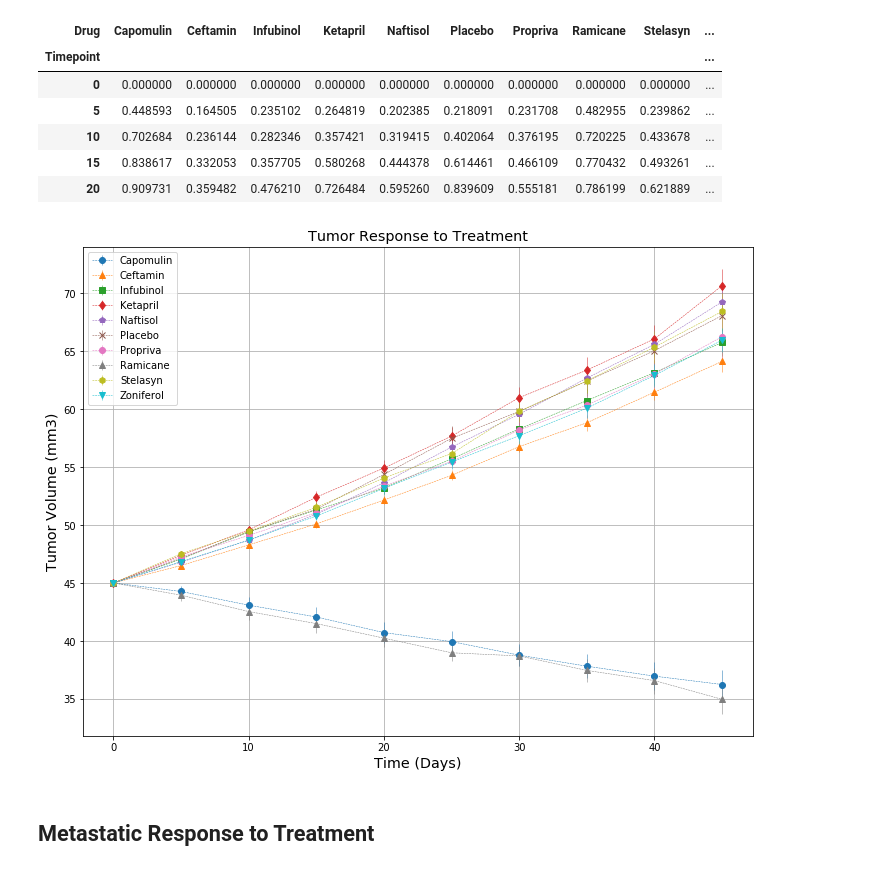
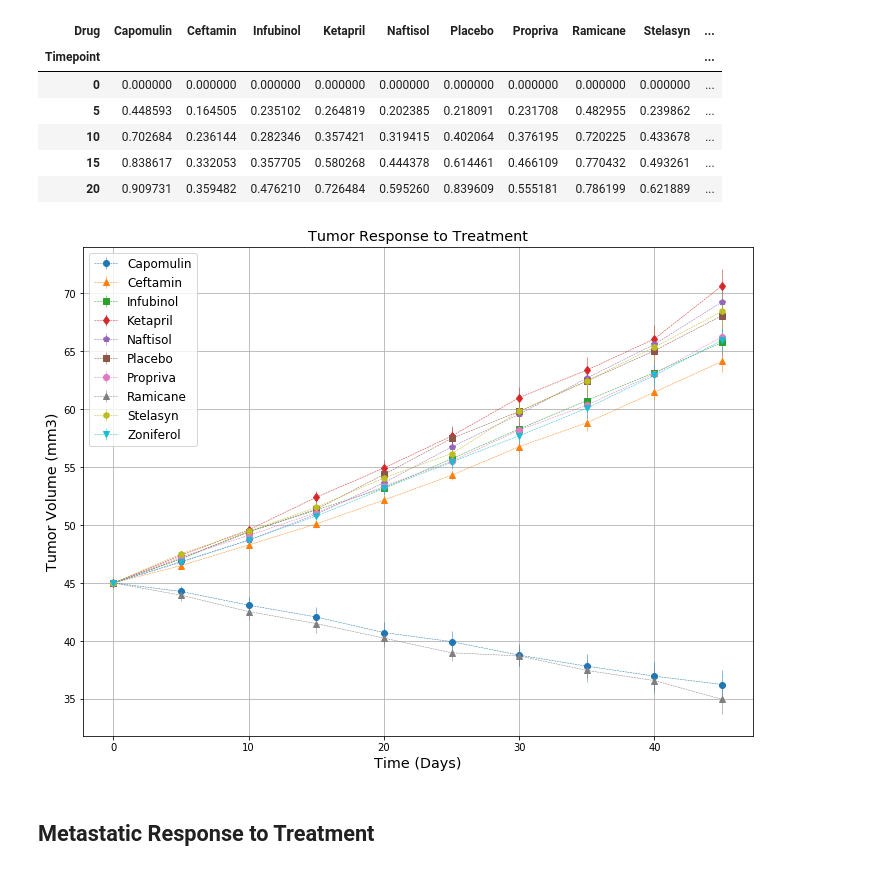
Before and after one commit to sheetalbongale/Matplotlib-Challenge, a Jupyter notebook: Pymaceuticals/pymaceuticals_starter.ipynb, the cells around one changed output. Saved outputs shown, nothing was run; the diff lists cells and outputs as text; code cells hidden in the pictures.

```diff
--- a/Pymaceuticals/pymaceuticals_starter.ipynb
+++ b/Pymaceuticals/pymaceuticals_starter.ipynb
@@ -92,29 +100,27 @@ stderror_tumor.head()
 | 20 | 0.909731 | 0.359482 | 0.476210 | 0.726484 | 0.595260 | 0.839609 | 0.555181 | 0.786199 | 0.621889 | ... |
 # %%
 # Generate the Plot (with Error Bars)
-#drug_names = ["Capomulin", "Infubinol", "Ketapril", "Placebo"]
-#colors = ["red", "blue", "green", "black"]
-markers = ["o", "^", "s", "d", "p", "x", "o", "^", "h", "v"]
+markers = ["o", "^", "s", "d", "p", "s", "o", "^", "h", "v"]
+plt.figure(figsize=(12,9))
 
-plt.figure(figsize=(12,9))
 for drug, marker in zip(mean_tumor.columns, markers):
     tumor_plt = plt.errorbar(x = mean_tumor.index,
                              y = mean_tumor[drug],
                              yerr = stderror_tumor[drug],
                              marker = marker,
                              linestyle = '--',
                              linewidth = 0.5)
 
 # Show the Figure
 plt.title("Tumor Response to Treatment", fontsize="x-large")
 plt.xlabel("Time (Days)", fontsize="x-large")
 plt.ylabel("Tumor Volume (mm3)", fontsize="x-large")
 plt.grid()
-plt.legend(labels = mean_tumor.columns)
+plt.legend(labels = mean_tumor.columns, fontsize="large")
 plt.savefig("plots/Tumor_Response.png")
 plt.show()
 # %% [output]
-[figure, old version]
+[figure, new version]
 # %% [markdown]
 ## Metastatic Response to Treatment
 # %%
```
Also changed, not shown: parts of 5 cells of this notebook, 4 other files.
